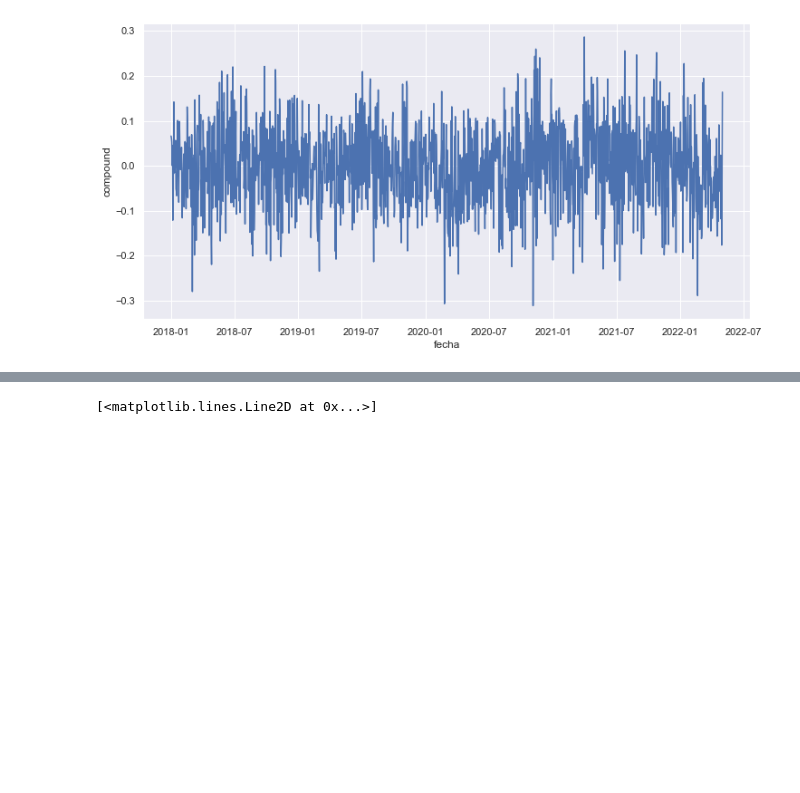
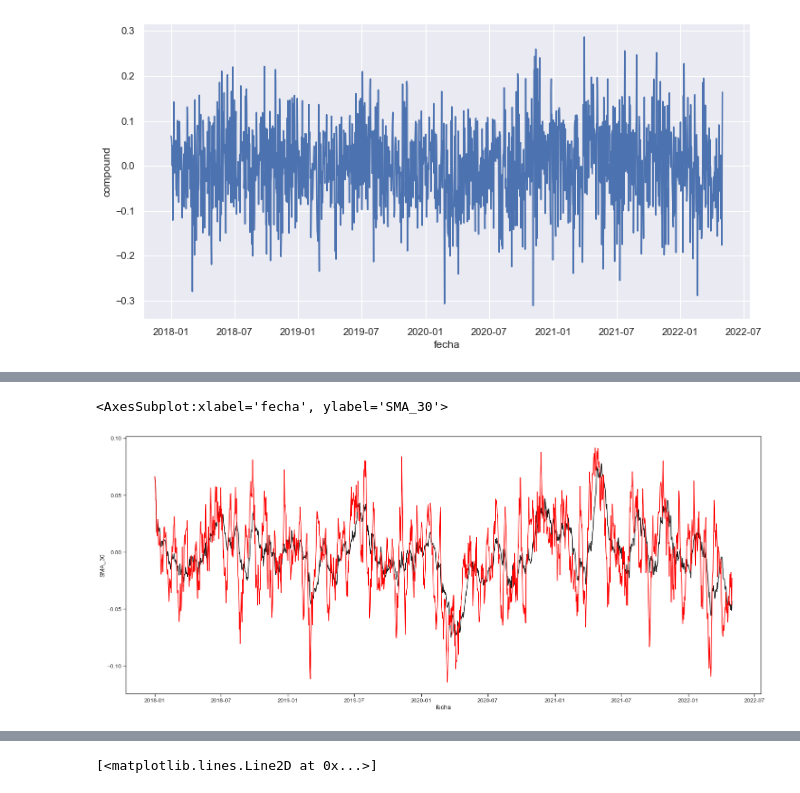
Before and after one commit to jesoto/Sentiment_and_news-Peru, a Jupyter notebook: thesis/Sentiment_Analysis_en.ipynb, the cells around one changed output, grey strips where cells are left out. Cells and saved outputs as stored; diff of their text form; code cells hidden in the pictures; blank space fills up the shorter version.

```diff
--- a/thesis/Sentiment_Analysis_en.ipynb
+++ b/thesis/Sentiment_Analysis_en.ipynb
@@ -124,7 +122,7 @@ Infact, there is a completely different CoLab notebook dedicated to preparing th
 # %%
 # here is the name of the file within the data folder. I recommend not changing this
 #data_path='/data_news.csv'
-df=pd.read_csv("C:/Users/PC/Documents/GitHub/Sentiment_and_news-Peru/data/data_en.csv")
+df=pd.read_csv("../data/data_en.csv")
 # %%
 # once reading the file there are some columns we no longer need, so I removed them here
 df=df.drop(columns=['Unnamed: 0',"titulo"])
@@ -960,0 +1011,2 @@ sns.lineplot(xd['fecha'], xd.compound)
+# %%
+grupo = df.groupby(['fecha']).agg({'compound': 'mean'}).reset_index()
@@ -960,0 +1035,4 @@ sns.lineplot(xd['fecha'], xd.compound)
+# %%
+
+grupo['SMA_9'] = grupo['compound'].rolling(window=9, min_periods=1).mean()
+grupo['SMA_30'] = grupo['compound'].rolling(window=30, min_periods=1).mean()
@@ -960,0 +1055,8 @@ sns.lineplot(xd['fecha'], xd.compound)
+# %%
+sns.set('notebook', style = "ticks", font_scale= 1.08)
+plt.figure(figsize=(24,10))
+sns.lineplot(data=grupo, x = 'fecha', y = 'SMA_30', color = 'k')
+sns.lineplot(data=grupo, x = 'fecha', y = 'SMA_9', color= 'red')
+# %% [output]
+<AxesSubplot:xlabel='fecha', ylabel='SMA_30'>
+[figure, added]
```
Also changed, not shown: parts of 19 cells of this notebook.
